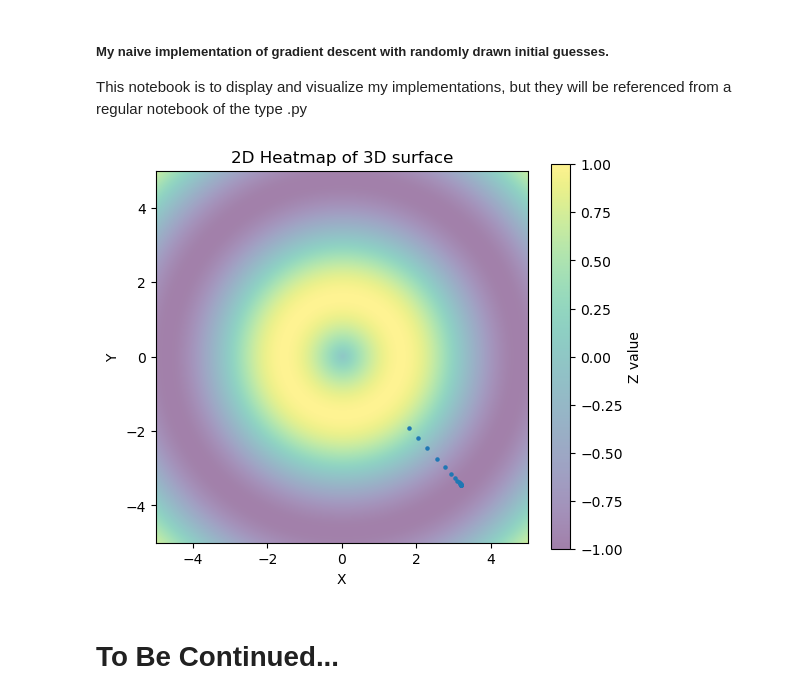
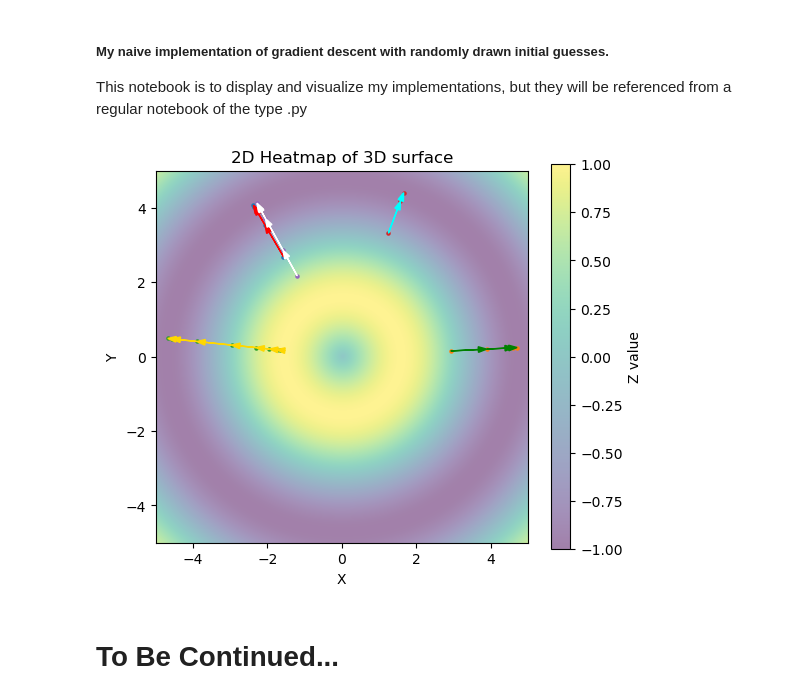
Before and after one commit to gg4fake/ML-etc, a Jupyter notebook: Gradient_Descent.ipynb, the cells around one changed output. Saved outputs shown, nothing was run; the diff lists cells and outputs as text; code cells hidden in the pictures.

Commit message:
Fixing a mistake and including a nice visualization

```diff
--- a/Gradient_Descent.ipynb
+++ b/Gradient_Descent.ipynb
@@ -29,7 +29,7 @@ def gradient(f,x,epsilon = 0.001):
             z = x.copy()
             y[i]+=epsilon
             z[i]-=epsilon
-            partial = (f(z)-f(y))/(2*epsilon)
+            partial = (f(y)-f(z))/(2*epsilon)
 
             Gradient[i] = partial
 
@@ -79,8 +79,8 @@ def gradient_descent_random(f,ite,zeta,dr = 0.99,stopping = 0.01, low =-1, high
         step =[]
         for i in range(max):
 
-            q=v + t*gradient(f_vec,v)
-            if np.linalg.norm(q-v)**(1/2)< stopping:
+            q=v - t*gradient(f_vec,v)
+            if np.linalg.norm(q-v)< stopping:
                 break
             else:
                 v = q
@@ -104,37 +104,53 @@ def func(x,y):
 
 
 x = np.arange(-5, 5, 0.01)
 y = np.arange(-5, 5, 0.01)
 X, Y = np.meshgrid(x, y)
 Z = func(X,Y)
 
 
 
 
 
 plt.figure(figsize=(6,5))
 plt.imshow(Z,               # 2D array of values
            extent=[x.min(), x.max(), y.min(), y.max()],
            origin='lower',  # so (0,0) is bottom-left
            cmap='viridis',  # choose a colormap
            alpha=0.5)
 plt.colorbar(label='Z value')
 plt.xlabel('X')
 plt.ylabel('Y')
 plt.title('2D Heatmap of 3D surface')
 
 
 
 
-o,o,o,steps= gradient_descent_random(func, ite=5,low=-4,high=4, zeta =0.4,stopping=0.01,max =100)
+o,o,o,steps= gradient_descent_random(func, ite=5,low=-4,high=4, zeta =1,stopping=0.01,max =100)
 
 
-x_coords = [v[0] for v in steps[1]]
-y_coords = [v[1] for v in steps[1]]
 
-plt.scatter(x_coords,y_coords,s=5)
+
+
+
+
+
+colors = ["red", "green","gold","aqua","white"]
+
+
+for j in range(len(colors)):
+    x_coords=[step[0] for step in steps[j]]
+    y_coords=[step[1] for step in steps[j]]
+
+
+    plt.scatter(x_coords,y_coords,s=5)
+
+
+    for i in range(len(x_coords)-1):
+        plt.arrow(x_coords[i], y_coords[i], x_coords[i+1]-x_coords[i], y_coords[i+1]-y_coords[i],
+                length_includes_head=True, head_width=0.15, color=colors[j])
 plt.show()
 # %% [output]
-[figure, old version]
+[figure, new version]
 # %% [markdown]
 # To Be Continued...
```
